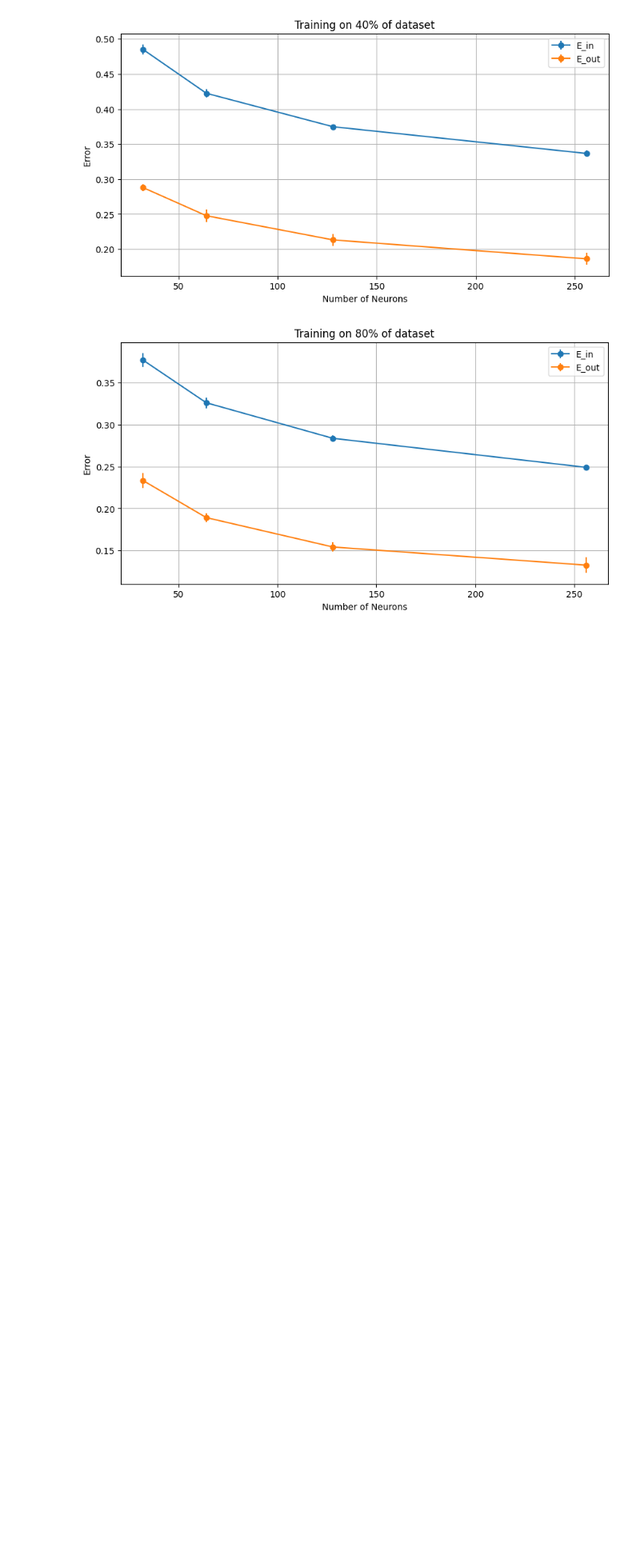
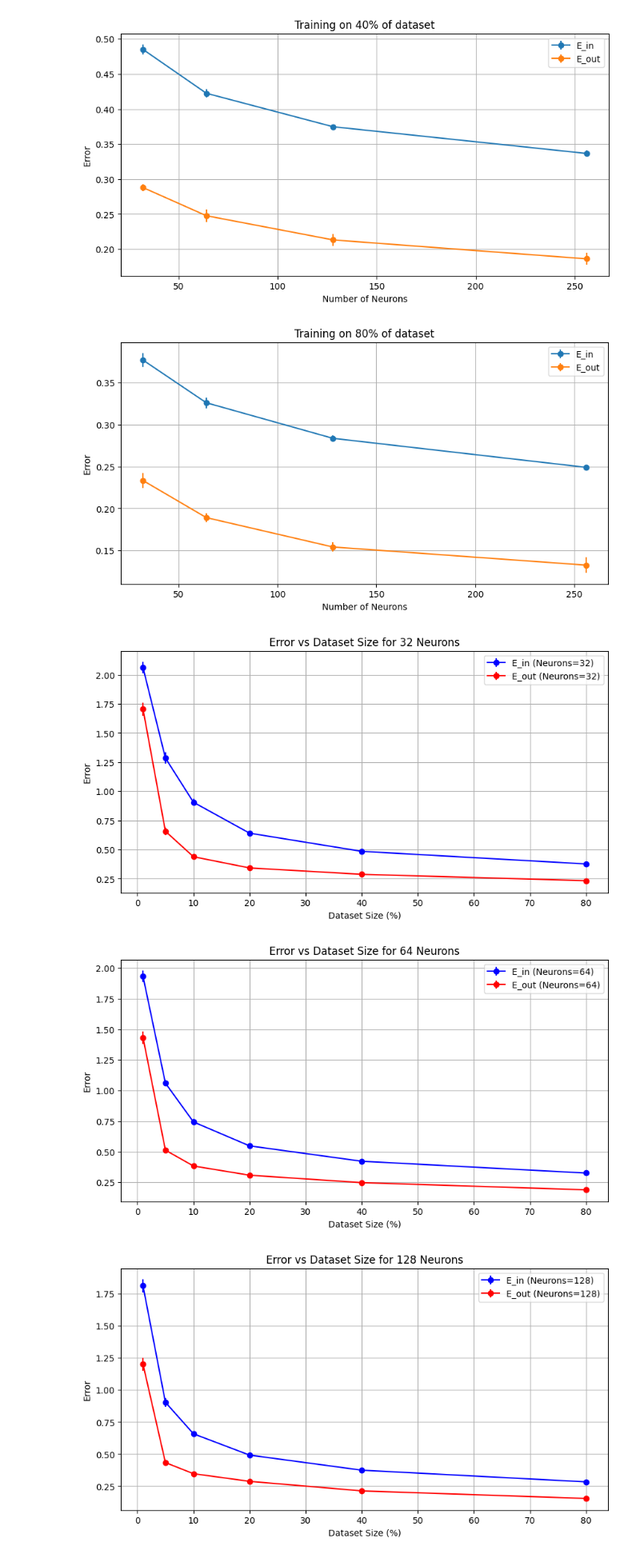
Before and after one commit to AldaCL/Deep-Learning-Notes, a Jupyter notebook: Efect_of_deep.ipynb, the cells around one changed output. Shown: that part at 80% size. Cells and saved outputs as stored; diff of their text form; code cells hidden in the pictures; blank space fills up the shorter version.

```diff
--- a/Efect_of_deep.ipynb
+++ b/Efect_of_deep.ipynb
@@ -182,3 +182,32 @@ Training with 256 neurons in the hidden layer.
 [figure]
 [figure]
 [figure]
+# %%
+# Plotting results where x-axis is the dataset size and y-axis is the error
+dataset_percentage = [int(ds_size * 100) for ds_size in dataset_sizes]
+
+for s_index, s in enumerate(neuron_sizes):
+    means_in = [results_in[ds_size][s_index][0] for ds_size in dataset_sizes]
+    stds_in = [results_in[ds_size][s_index][1] for ds_size in dataset_sizes]
+
+    means_out = [results_out[ds_size][s_index][0] for ds_size in dataset_sizes]
+    stds_out = [results_out[ds_size][s_index][1] for ds_size in dataset_sizes]
+
+    plt.figure(figsize=(10, 5))
+
+    # Plot E_in
+    plt.errorbar(dataset_percentage, means_in, yerr=stds_in, label=f"E_in (Neurons={s})", fmt='-o', color='blue')
+
+    # Plot E_out
+    plt.errorbar(dataset_percentage, means_out, yerr=stds_out, label=f"E_out (Neurons={s})", fmt='-o', color='red')
+
+    plt.title(f"Error vs Dataset Size for {s} Neurons")
+    plt.xlabel("Dataset Size (%)")
+    plt.ylabel("Error")
+    plt.legend()
+    plt.grid(True)
+    plt.show()
+# %% [output]
+[figure, added]
+[figure, added]
+[figure, added]
```
Also changed, not shown: parts of 1 cell of this notebook.
